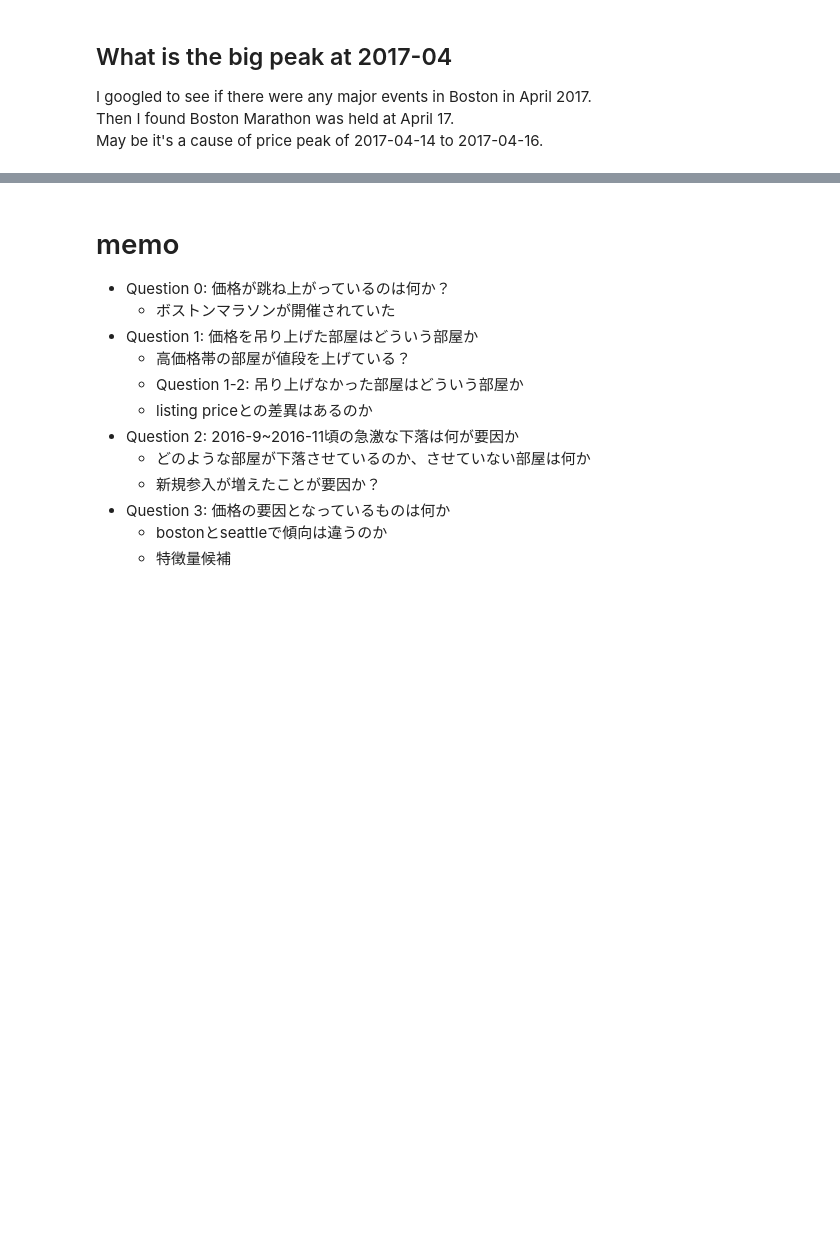
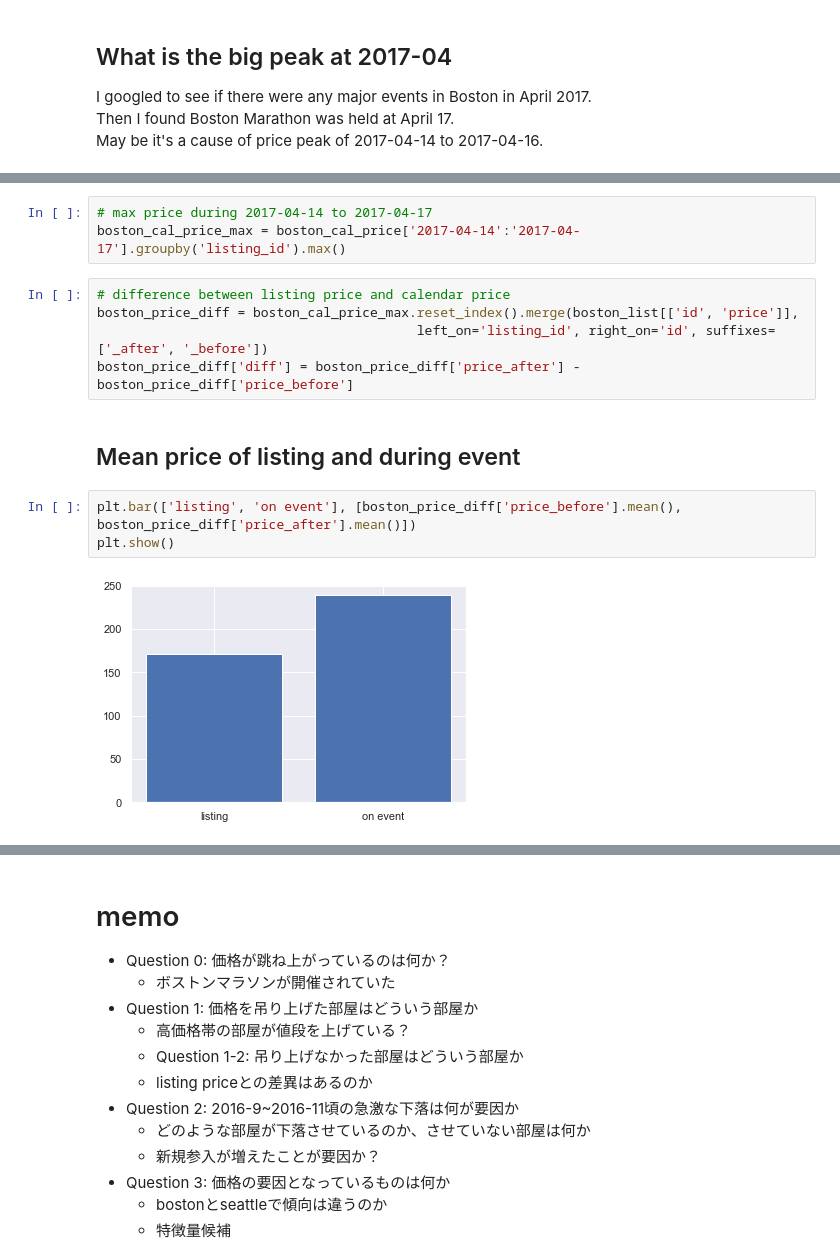
Before and after one commit to kawano8811/Write-A-Data-Science-Blog-Post, a Jupyter notebook: write_a_data_science_blog_post.ipynb, the cells around one changed output, grey strips where cells are left out. Saved outputs shown, nothing was run; the diff lists cells and outputs as text; blank space fills up the shorter version.

```diff
--- a/write_a_data_science_blog_post.ipynb
+++ b/write_a_data_science_blog_post.ipynb
@@ -227,0 +89,15 @@ The room that raised their prices during the Boston Marathon were the ones with
+# %%
+# max price during 2017-04-14 to 2017-04-17
+boston_cal_price_max = boston_cal_price['2017-04-14':'2017-04-17'].groupby('listing_id').max()
+# %%
+# difference between listing price and calendar price
+boston_price_diff = boston_cal_price_max.reset_index().merge(boston_list[['id', 'price']],
+                                         left_on='listing_id', right_on='id', suffixes=['_after', '_before'])
+boston_price_diff['diff'] = boston_price_diff['price_after'] - boston_price_diff['price_before']
+# %% [markdown]
+## Mean price of listing and during event
+# %%
+plt.bar(['listing', 'on event'], [boston_price_diff['price_before'].mean(), boston_price_diff['price_after'].mean()])
+plt.show()
+# %% [output]
+[figure, added]
```
Also changed, not shown: parts of 44 cells of this notebook.
